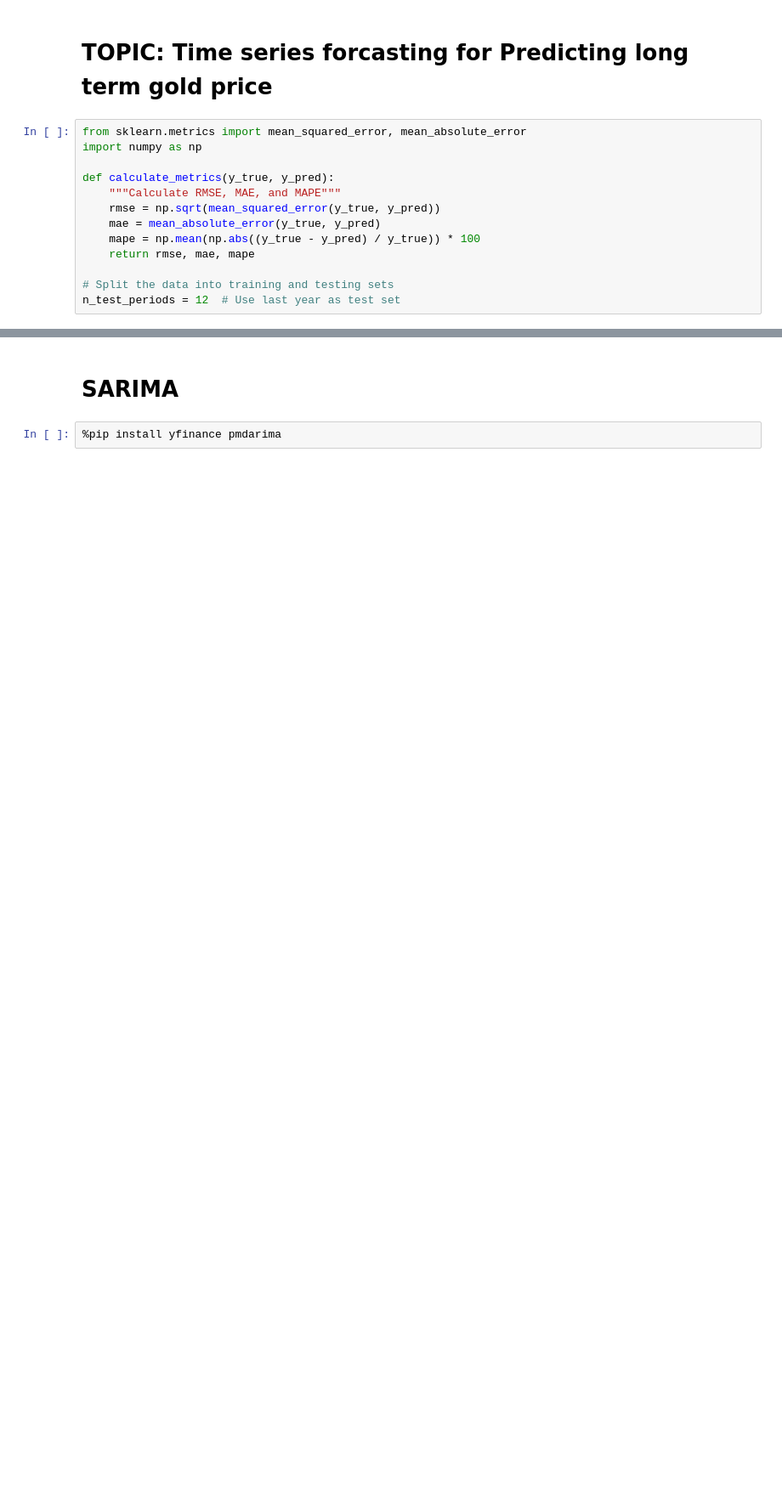
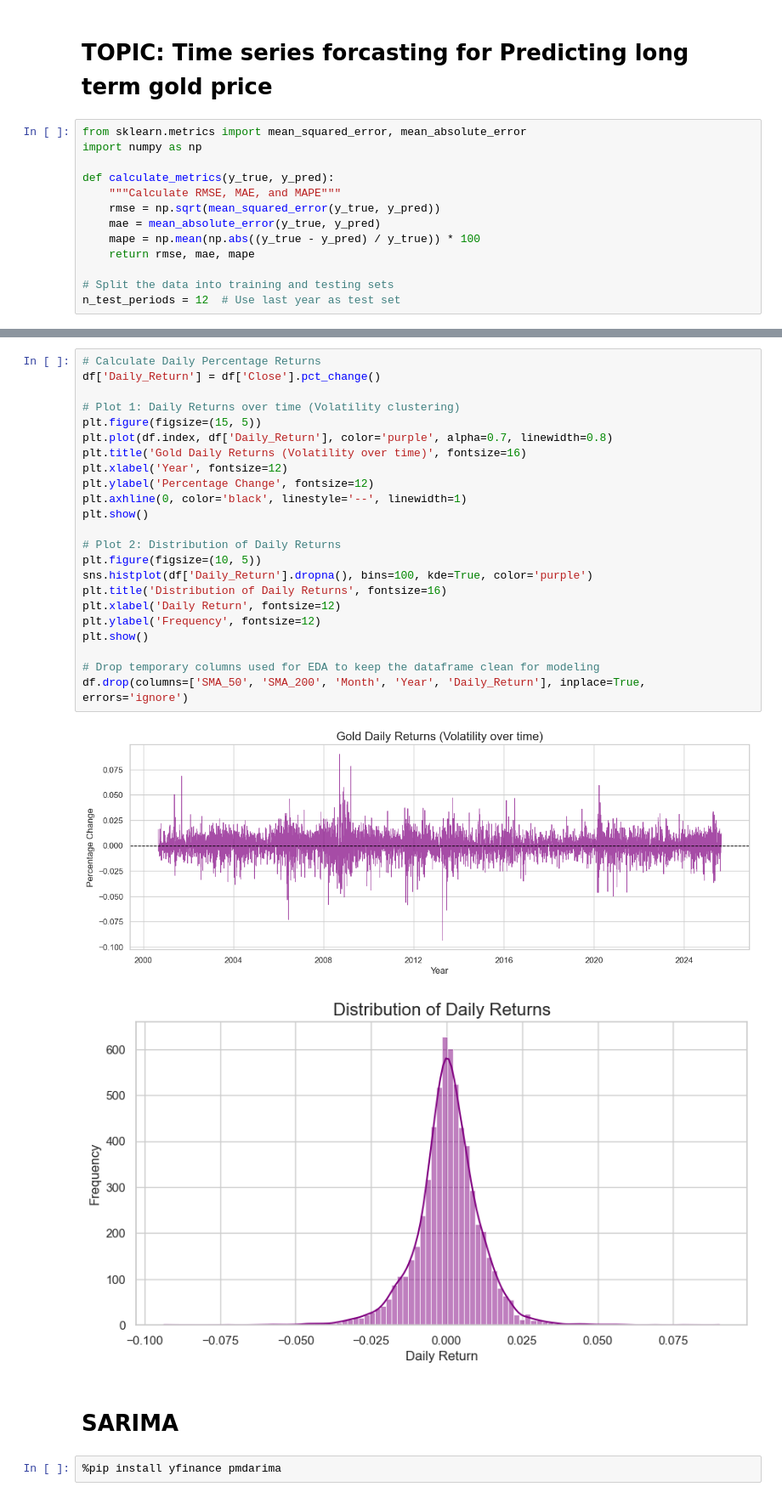
Before and after one commit to Vellon01/SACAIM25_Project, a Jupyter notebook: research.ipynb, the cells around one changed output, grey strips where cells are left out. Shown at 85% size. Drawn from its saved outputs; the diff is of its cells as text; blank space fills up the shorter version.

```diff
--- a/research.ipynb
+++ b/research.ipynb
@@ -16,3 +98,29 @@ n_test_periods = 12  # Use last year as test set
+# %%
+# Calculate Daily Percentage Returns
+df['Daily_Return'] = df['Close'].pct_change()
+
+# Plot 1: Daily Returns over time (Volatility clustering)
+plt.figure(figsize=(15, 5))
+plt.plot(df.index, df['Daily_Return'], color='purple', alpha=0.7, linewidth=0.8)
+plt.title('Gold Daily Returns (Volatility over time)', fontsize=16)
+plt.xlabel('Year', fontsize=12)
+plt.ylabel('Percentage Change', fontsize=12)
+plt.axhline(0, color='black', linestyle='--', linewidth=1)
+plt.show()
+
+# Plot 2: Distribution of Daily Returns
+plt.figure(figsize=(10, 5))
+sns.histplot(df['Daily_Return'].dropna(), bins=100, kde=True, color='purple')
+plt.title('Distribution of Daily Returns', fontsize=16)
+plt.xlabel('Daily Return', fontsize=12)
+plt.ylabel('Frequency', fontsize=12)
+plt.show()
+
+# Drop temporary columns used for EDA to keep the dataframe clean for modeling
+df.drop(columns=['SMA_50', 'SMA_200', 'Month', 'Year', 'Daily_Return'], inplace=True, errors='ignore')
+# %% [output]
+[figure, added]
+[figure, added]
 # %% [markdown]
 # SARIMA
 # %%
```
Also changed, not shown: parts of 5 cells of this notebook, 1 other file.
